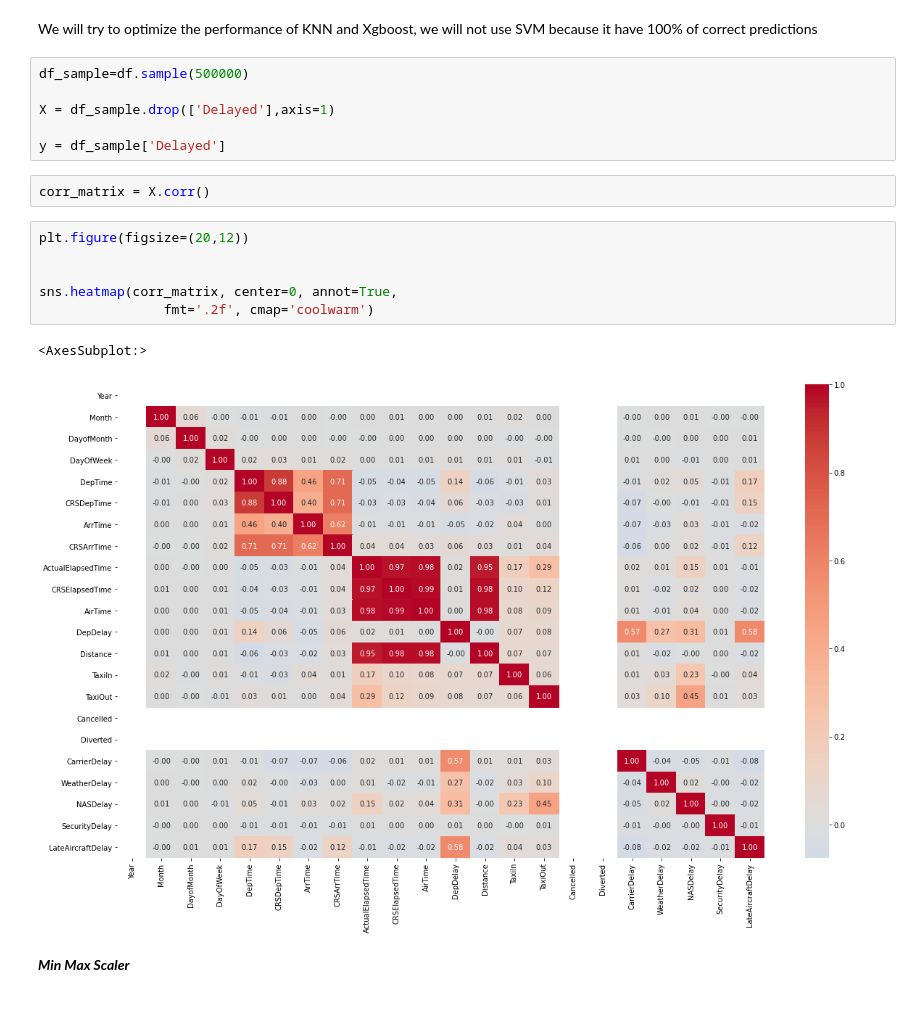
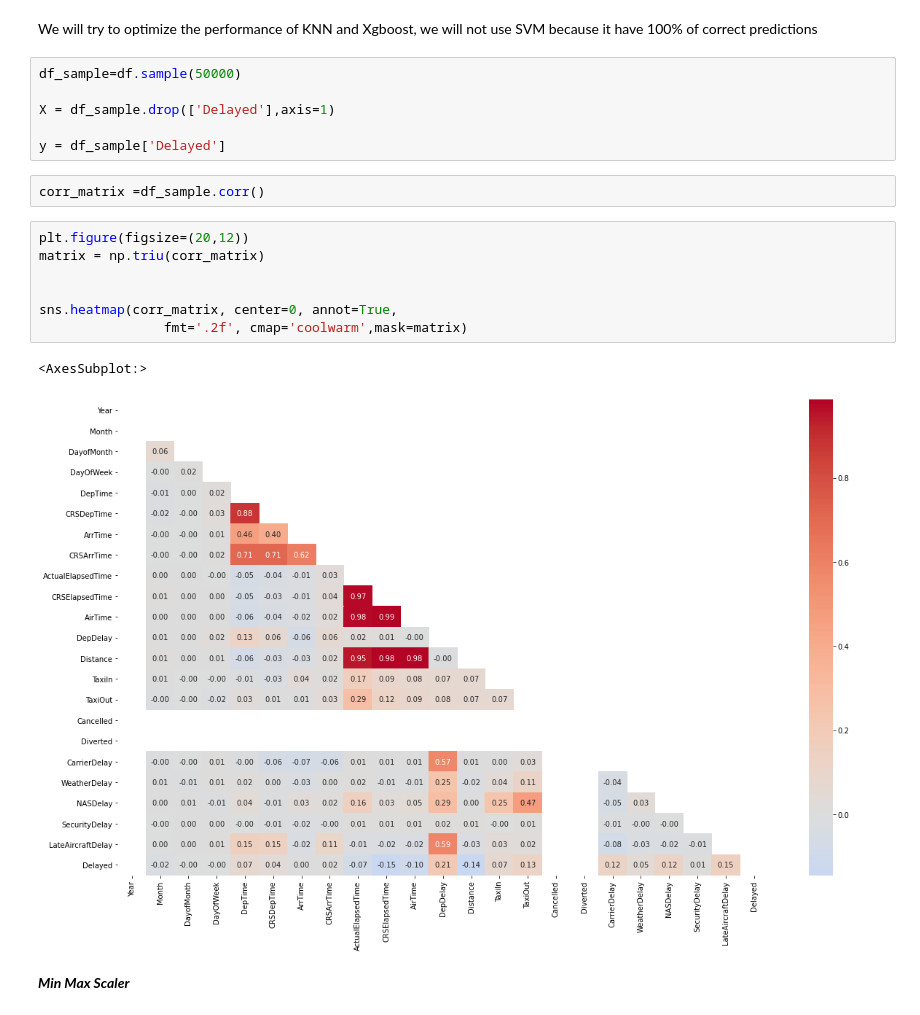
Before and after one commit to AdriaMoreno1994/Supervisat_Classificacio, a Jupyter notebook: supervisat classificacio.ipynb, the cells around one changed output. Drawn from its saved outputs; the diff is of its cells as text.

```diff
--- a/supervisat classificacio.ipynb
+++ b/supervisat classificacio.ipynb
@@ -820,22 +821,23 @@ Realitza algun procés d’enginyeria de variables per millorar-ne la predicció
 # %% [markdown]
 We will try to optimize the performance of KNN and Xgboost, we will not use SVM because it have 100% of correct predictions
 # %%
-df_sample=df.sample(500000)
+df_sample=df.sample(50000)
 
 X = df_sample.drop(['Delayed'],axis=1)
 
 y = df_sample['Delayed']
 # %%
-corr_matrix = X.corr()
+corr_matrix =df_sample.corr()
 # %%
 plt.figure(figsize=(20,12))
+matrix = np.triu(corr_matrix)
 
 
 sns.heatmap(corr_matrix, center=0, annot=True,
-                fmt='.2f', cmap='coolwarm')
+                fmt='.2f', cmap='coolwarm',mask=matrix)
 # %% [output]
 <AxesSubplot:>
-[figure, old version]
+[figure, new version]
 # %% [markdown]
 ***Min Max Scaler***
 # %%
```
Also changed, not shown: parts of 29 cells of this notebook.
